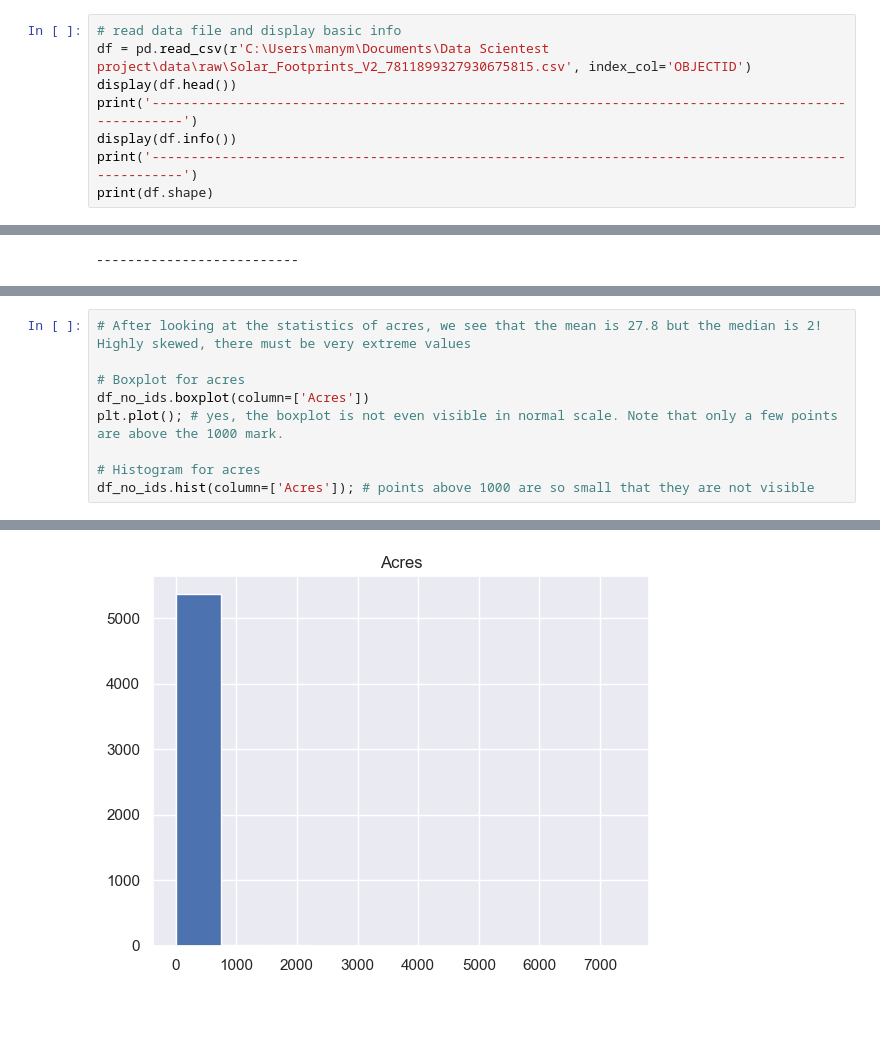
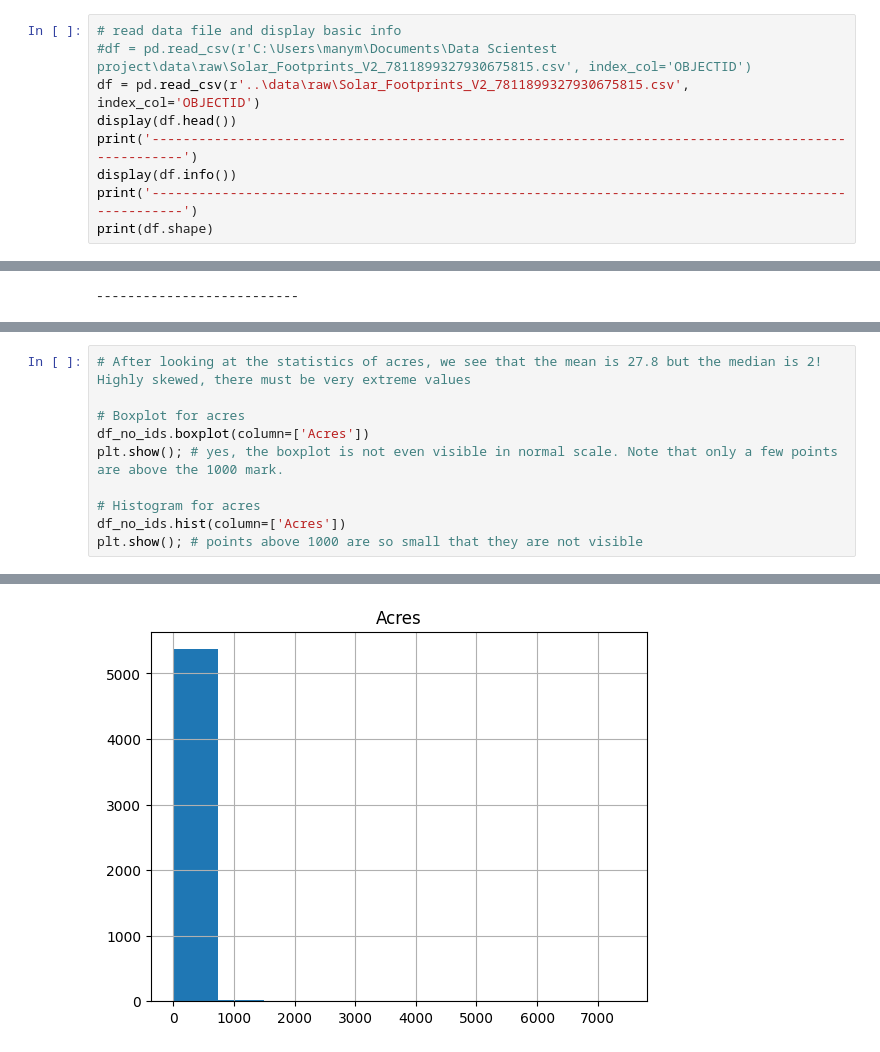
Before and after one commit to DataScientest-Studio/dec24_bds_solar_energy, a Jupyter notebook: notebooks/Data Exploration.ipynb, the cells around one changed output, grey strips where cells are left out. Saved outputs shown, nothing was run; the diff lists cells and outputs as text; blank space fills up the shorter version.

Commit message:
Updated Data Exploration notebook

```diff
--- a/notebooks/Data Exploration.ipynb
+++ b/notebooks/Data Exploration.ipynb
@@ -6,7 +6,8 @@ import matplotlib.pyplot as plt
 import seaborn as sns
 # %%
 # read data file and display basic info
-df = pd.read_csv(r'C:\Users\manym\Documents\Data Scientest project\data\raw\Solar_Footprints_V2_7811899327930675815.csv', index_col='OBJECTID')
+#df = pd.read_csv(r'C:\Users\manym\Documents\Data Scientest project\data\raw\Solar_Footprints_V2_7811899327930675815.csv', index_col='OBJECTID')
+df = pd.read_csv(r'..\data\raw\Solar_Footprints_V2_7811899327930675815.csv', index_col='OBJECTID')
 display(df.head())
 print('----------------------------------------------------------------------------------------------------')
 display(df.info())
@@ -158,8 +159,9 @@ df_no_ids.head()
 
 # Boxplot for acres
 df_no_ids.boxplot(column=['Acres'])
-plt.plot(); # yes, the boxplot is not even visible in normal scale. Note that only a few points are above the 1000 mark.
+plt.show(); # yes, the boxplot is not even visible in normal scale. Note that only a few points are above the 1000 mark.
 
 # Histogram for acres
-df_no_ids.hist(column=['Acres']); # points above 1000 are so small that they are not visible
+df_no_ids.hist(column=['Acres'])
+plt.show(); # points above 1000 are so small that they are not visible
 # %% [output]
@@ -167,4 +169,4 @@ df_no_ids.hist(column=['Acres']); # points above 1000 are so small that they are
-[figure, old version]
+[figure, new version]
 # %%
 # check for outliers above 1000 acres
 #df_no_ids[(df_no_ids['Acres']>1000)]
```
Also changed, not shown: parts of 15 cells of this notebook.
